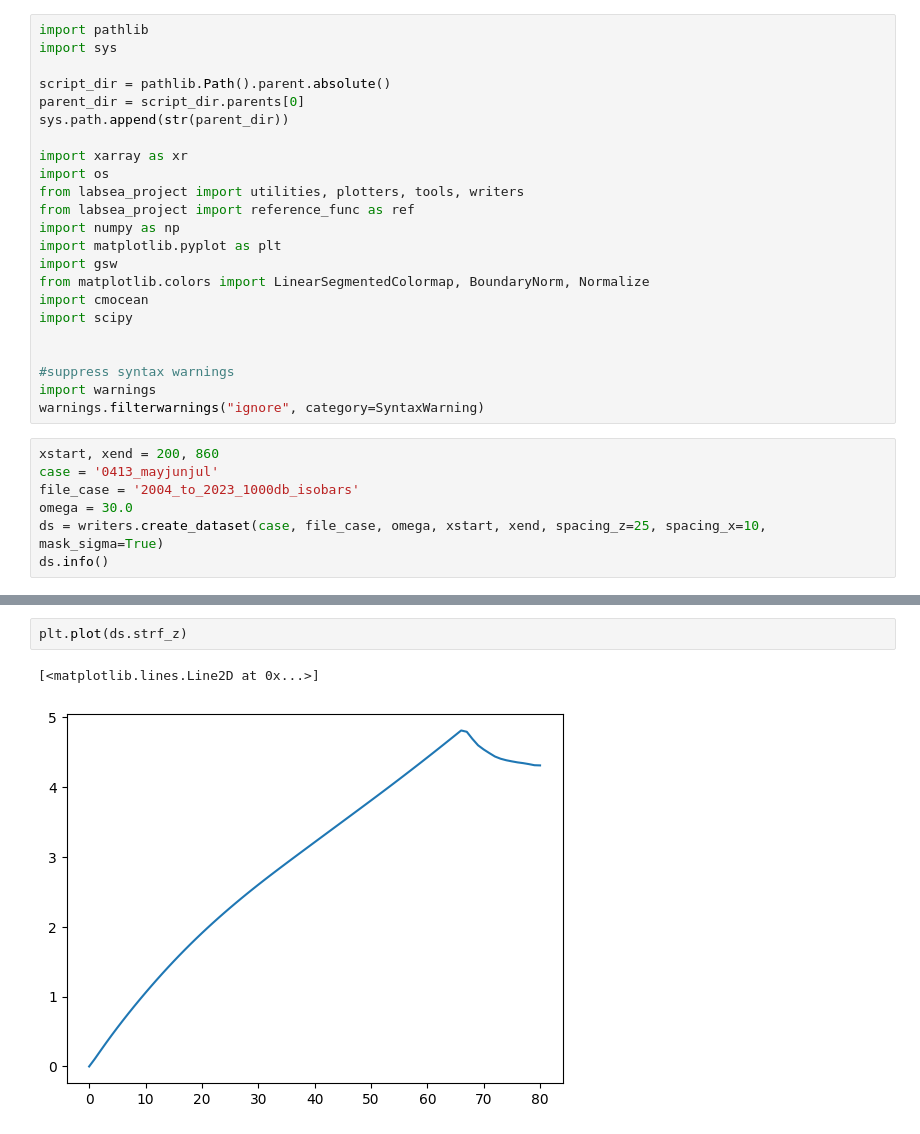
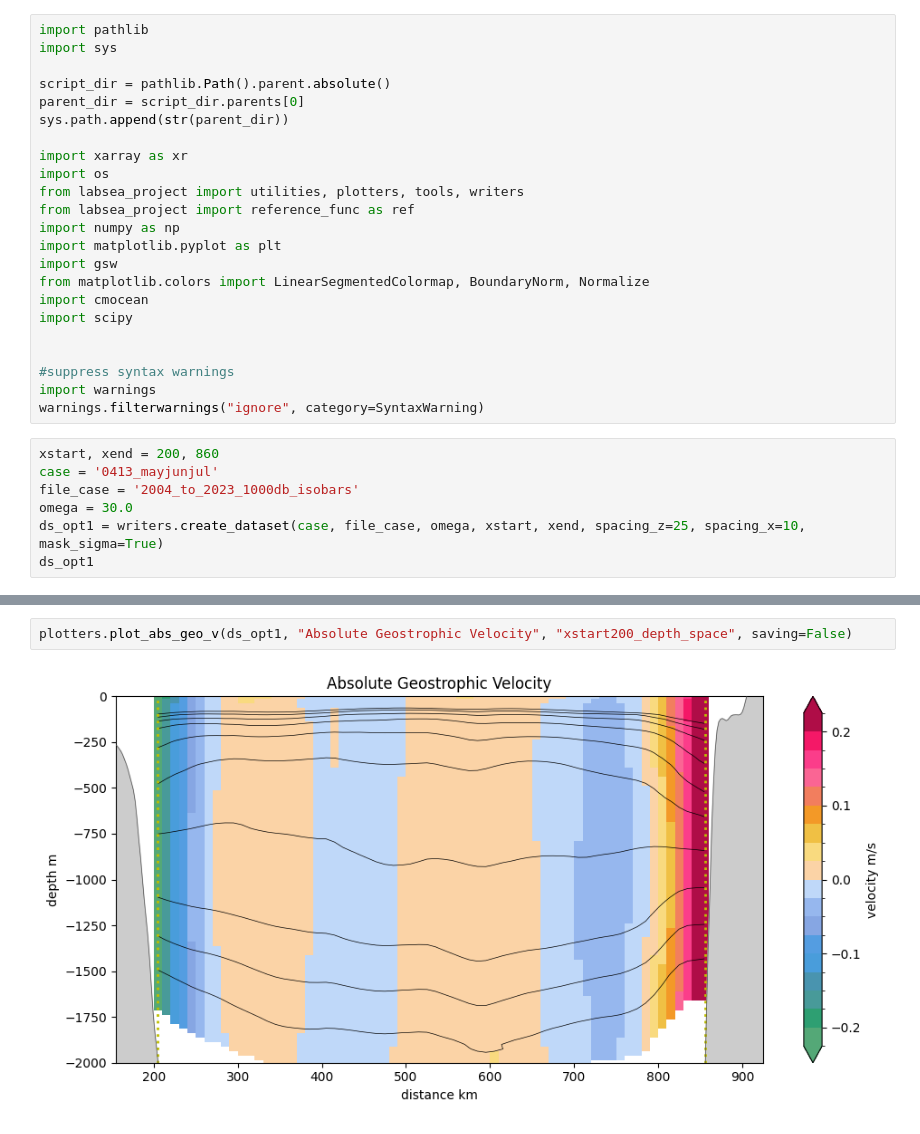
Before and after one commit to katjaschultz/labsea-project, a Jupyter notebook: notebooks/plotting.ipynb, the cells around one changed output, grey strips where cells are left out. Saved outputs shown, nothing was run; the diff lists cells and outputs as text.

Commit message:
Plotting / density calculations
Started optimizing plotting, changed density calculations by taking the sum of v and the area of each grid cell in depth space

```diff
--- a/notebooks/plotting.ipynb
+++ b/notebooks/plotting.ipynb
@@ -26,7 +26,7 @@ xstart, xend = 200, 860
 case = '0413_mayjunjul'
 file_case = '2004_to_2023_1000db_isobars'
 omega = 30.0
-ds = writers.create_dataset(case, file_case, omega, xstart, xend, spacing_z=25, spacing_x=10, mask_sigma=True)
-ds.info()
+ds_opt1 = writers.create_dataset(case, file_case, omega, xstart, xend, spacing_z=25, spacing_x=10, mask_sigma=True)
+ds_opt1
 # %% [output]
 season: mayjunjul
@@ -59,5 +51,4 @@ ds.sigma0.plot()
-# %%
-plt.plot(ds.strf_z)
-# %% [output]
-[<matplotlib.lines.Line2D at 0x...>]
-[figure, removed]
+# %%
+plotters.plot_abs_geo_v(ds_opt1, "Absolute Geostrophic Velocity", "xstart200_depth_space", saving=False)
+# %% [output]
+[figure, added]
```
Also changed, not shown: parts of 5 cells of this notebook, 8 other files.
